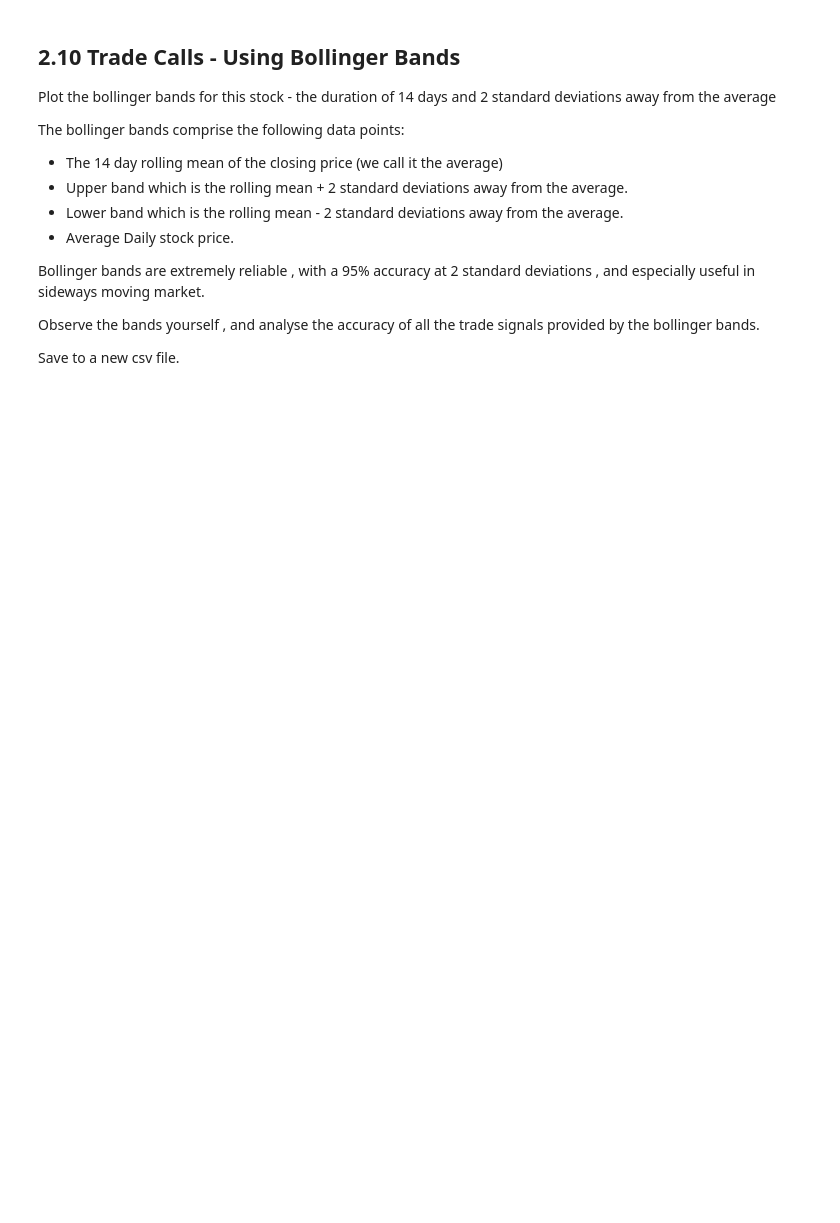
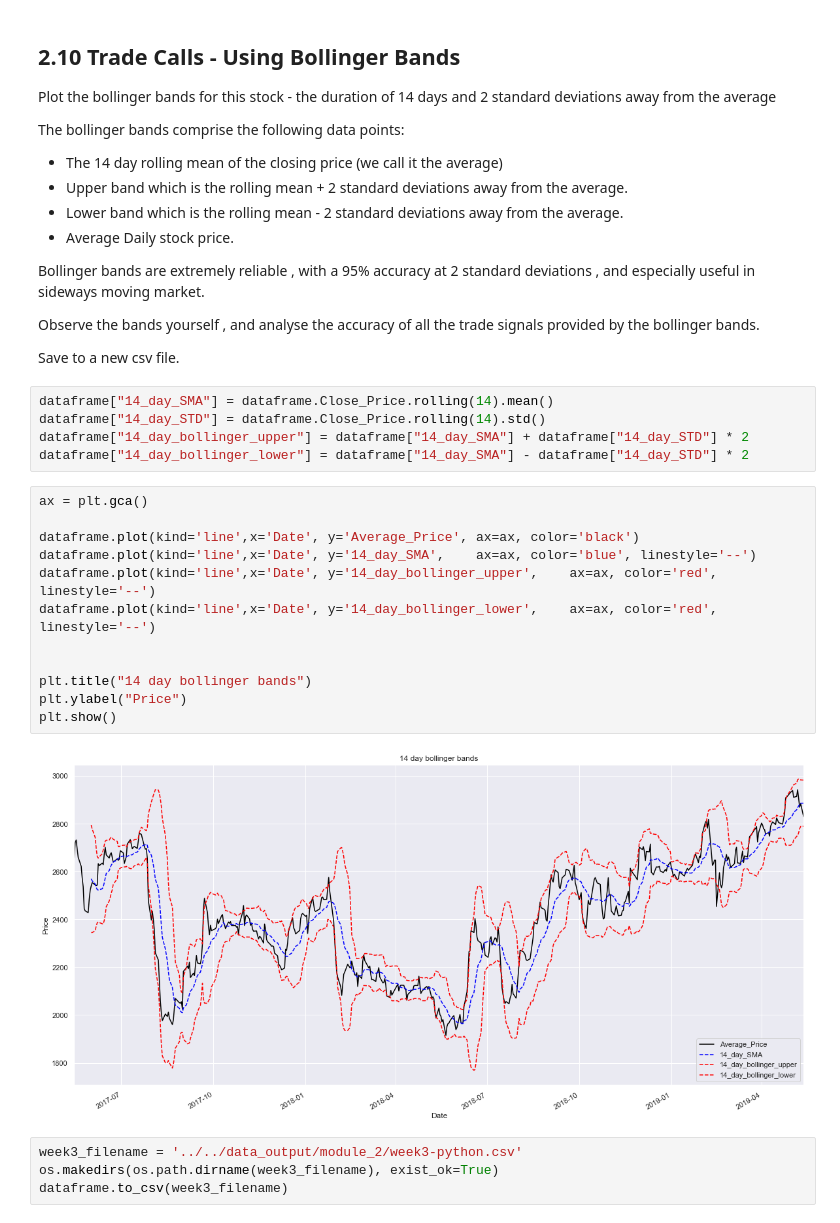
Before and after one commit to JamesMcGuigan/aspiration-ai-internship, a Jupyter notebook: python3/module_2/module_2.ipynb, the cells around one changed output. Cells and saved outputs as stored; diff of their text form; blank space fills up the shorter version.

Commit message:
module 2 | python | Q2.10 | Bollinger Bands

```diff
--- a/python3/module_2/module_2.ipynb
+++ b/python3/module_2/module_2.ipynb
@@ -391,3 +390,26 @@ Bollinger bands are extremely reliable , with a 95% accuracy at 2 standard devia
 Observe the bands yourself , and analyse the accuracy of all the trade signals provided by the bollinger bands.
 
 Save to a new csv file.
+# %%
+dataframe["14_day_SMA"] = dataframe.Close_Price.rolling(14).mean()
+dataframe["14_day_STD"] = dataframe.Close_Price.rolling(14).std()
+dataframe["14_day_bollinger_upper"] = dataframe["14_day_SMA"] + dataframe["14_day_STD"] * 2
+dataframe["14_day_bollinger_lower"] = dataframe["14_day_SMA"] - dataframe["14_day_STD"] * 2
+# %%
+ax = plt.gca()
+
+dataframe.plot(kind='line',x='Date', y='Average_Price', ax=ax, color='black')
+dataframe.plot(kind='line',x='Date', y='14_day_SMA',    ax=ax, color='blue', linestyle='--')
+dataframe.plot(kind='line',x='Date', y='14_day_bollinger_upper',    ax=ax, color='red', linestyle='--')
+dataframe.plot(kind='line',x='Date', y='14_day_bollinger_lower',    ax=ax, color='red', linestyle='--')
+
+
+plt.title("14 day bollinger bands")
+plt.ylabel("Price")
+plt.show()
+# %% [output]
+[figure, added]
+# %%
+week3_filename = '../../data_output/module_2/week3-python.csv'
+os.makedirs(os.path.dirname(week3_filename), exist_ok=True)
+dataframe.to_csv(week3_filename)
```
Also changed, not shown: parts of 1 cell of this notebook, 1 other file.
